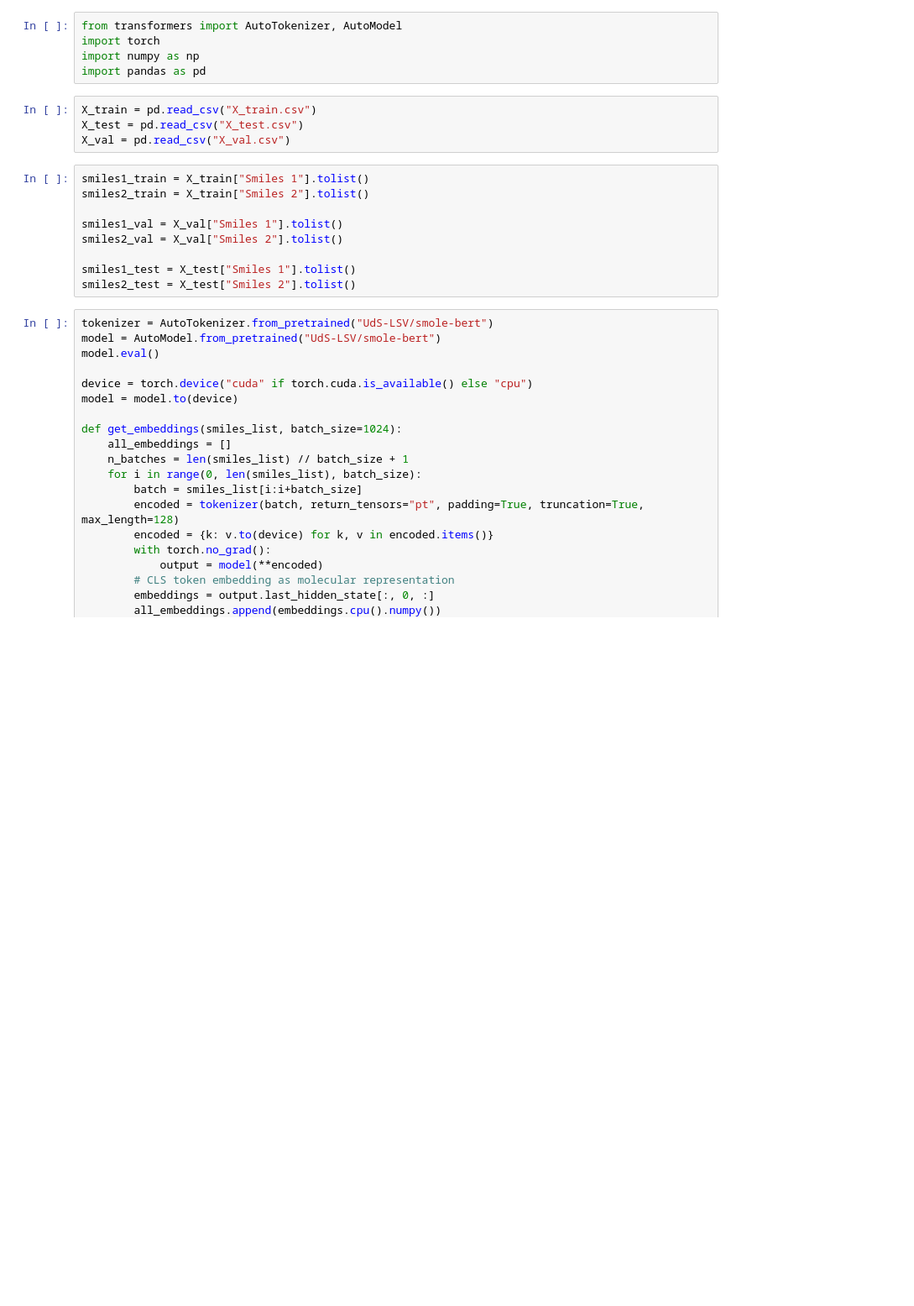
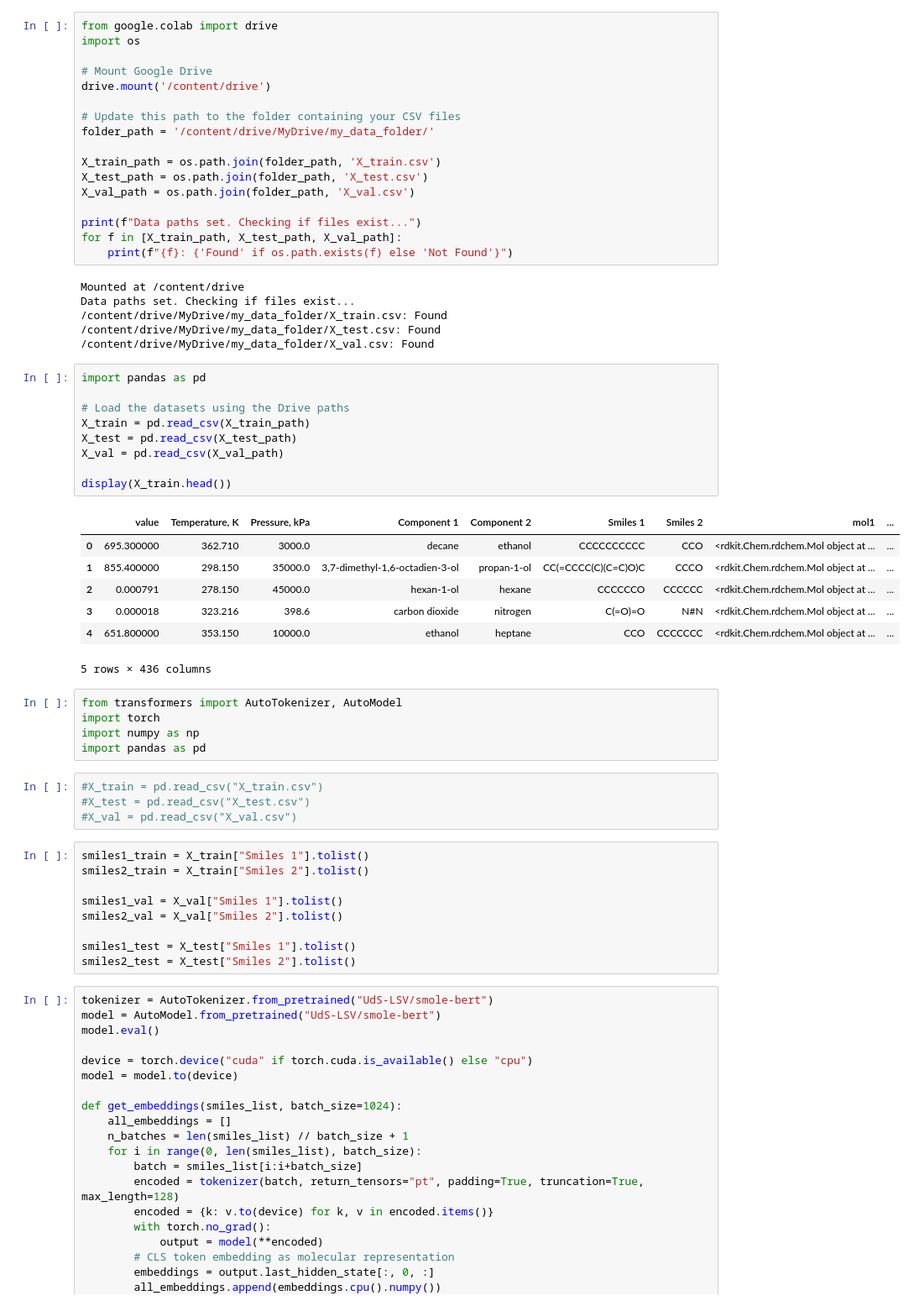
Before and after one commit to harryhk0507-ops/CHE1148-VLE-Project, a Jupyter notebook: Precompute_SMOLE_BERT.ipynb, the cells around one changed output. Shown at 84% size. Saved outputs shown, nothing was run; the diff lists cells and outputs as text; blank space fills up the shorter version.

```diff
--- a/Precompute_SMOLE_BERT.ipynb
+++ b/Precompute_SMOLE_BERT.ipynb
@@ -1,12 +24,52 @@
+# %%
+from google.colab import drive
+import os
+
+# Mount Google Drive
+drive.mount('/content/drive')
+
+# Update this path to the folder containing your CSV files
+folder_path = '/content/drive/MyDrive/my_data_folder/'
+
+X_train_path = os.path.join(folder_path, 'X_train.csv')
+X_test_path = os.path.join(folder_path, 'X_test.csv')
+X_val_path = os.path.join(folder_path, 'X_val.csv')
+
+print(f"Data paths set. Checking if files exist...")
+for f in [X_train_path, X_test_path, X_val_path]:
+    print(f"{f}: {'Found' if os.path.exists(f) else 'Not Found'}")
+# %% [output]
+Mounted at /content/drive
+Data paths set. Checking if files exist...
+/content/drive/MyDrive/my_data_folder/X_train.csv: Found
+/content/drive/MyDrive/my_data_folder/X_test.csv: Found
+/content/drive/MyDrive/my_data_folder/X_val.csv: Found
+# %%
+import pandas as pd
+
+# Load the datasets using the Drive paths
+X_train = pd.read_csv(X_train_path)
+X_test = pd.read_csv(X_test_path)
+X_val = pd.read_csv(X_val_path)
+
+display(X_train.head())
+# %% [output]
+|  | value | Temperature, K | Pressure, kPa | Component 1 | Component 2 | Smiles 1 | Smiles 2 | mol1 | ... |
+| 0 | 695.300000 | 362.710 | 3000.0 | decane | ethanol | CCCCCCCCCC | CCO | <rdkit.Chem.rdchem.Mol object at ... | ... |
+| 1 | 855.400000 | 298.150 | 35000.0 | 3,7-dimethyl-1,6-octadien-3-ol | propan-1-ol | CC(=CCCC(C)(C=C)O)C | CCCO | <rdkit.Chem.rdchem.Mol object at ... | ... |
+| 2 | 0.000791 | 278.150 | 45000.0 | hexan-1-ol | hexane | CCCCCCO | CCCCCC | <rdkit.Chem.rdchem.Mol object at ... | ... |
+| 3 | 0.000018 | 323.216 | 398.6 | carbon dioxide | nitrogen | C(=O)=O | N#N | <rdkit.Chem.rdchem.Mol object at ... | ... |
+| 4 | 651.800000 | 353.150 | 10000.0 | ethanol | heptane | CCO | CCCCCCC | <rdkit.Chem.rdchem.Mol object at ... | ... |
+5 rows × 436 columns
 # %%
 from transformers import AutoTokenizer, AutoModel
 import torch
 import numpy as np
 import pandas as pd
 # %%
-X_train = pd.read_csv("X_train.csv")
-X_test = pd.read_csv("X_test.csv")
-X_val = pd.read_csv("X_val.csv")
+#X_train = pd.read_csv("X_train.csv")
+#X_test = pd.read_csv("X_test.csv")
+#X_val = pd.read_csv("X_val.csv")
 # %%
 smiles1_train = X_train["Smiles 1"].tolist()
 smiles2_train = X_train["Smiles 2"].tolist()
```
Also changed, not shown: parts of 3 cells of this notebook.
